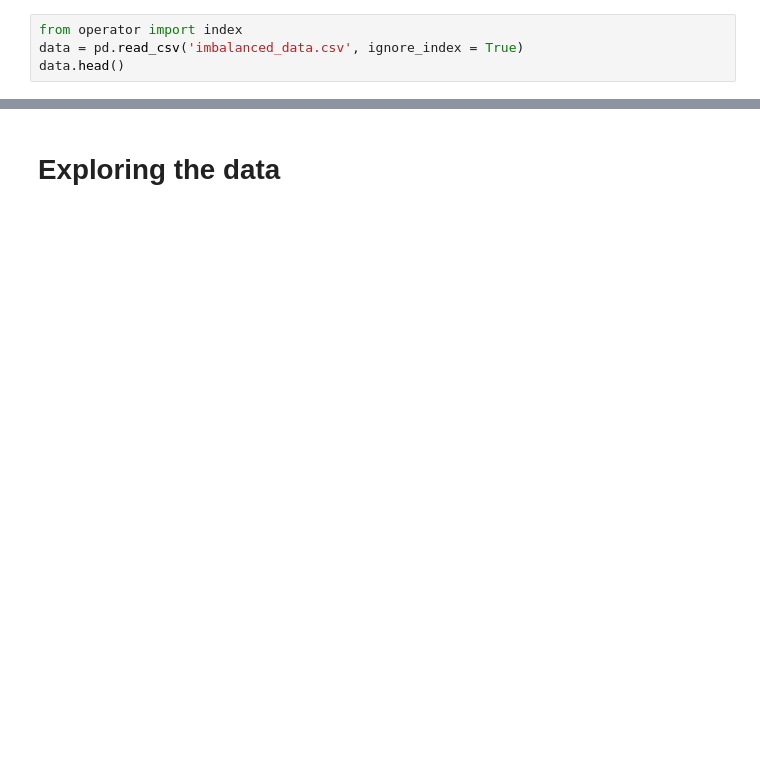
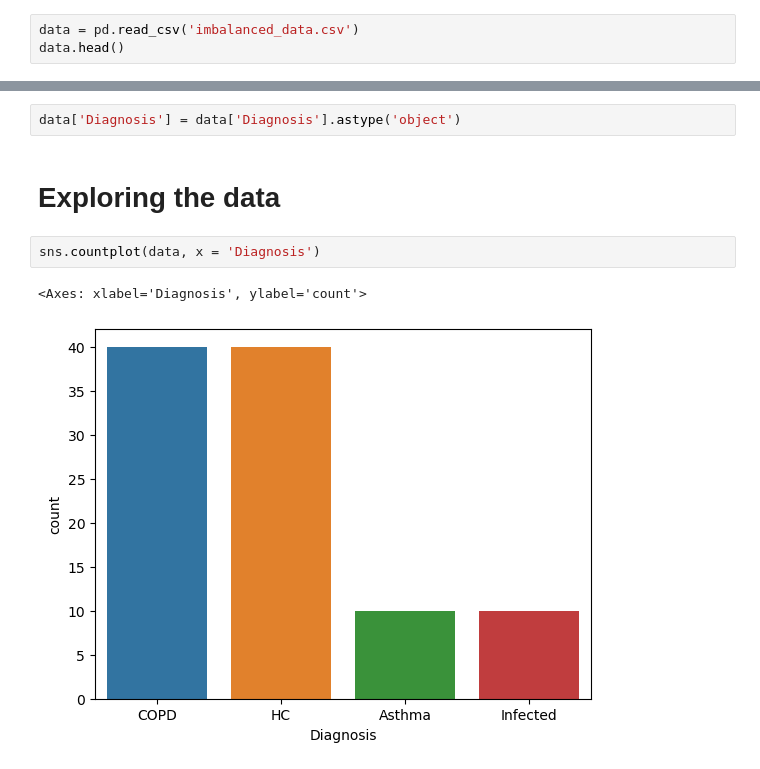
Before and after one commit to ThankiJay/Exasens, a Jupyter notebook: EDA.ipynb, the cells around one changed output, grey strips where cells are left out. Cells and saved outputs as stored; diff of their text form; blank space fills up the shorter version.

Commit message:
Made changes to data file, started data modelling

```diff
--- a/EDA.ipynb
+++ b/EDA.ipynb
@@ -9,7 +9,6 @@ import seaborn as sns
 # %% [markdown]
 # Importing the data
 # %%
-from operator import index
-data = pd.read_csv('imbalanced_data.csv', ignore_index = True)
+data = pd.read_csv('imbalanced_data.csv')
 data.head()
 # %% [output]
@@ -17,2 +21,9 @@ TypeError: read_csv() got an unexpected keyword argument 'ignore_index'
+# %%
+data['Diagnosis'] = data['Diagnosis'].astype('object')
 # %% [markdown]
 # Exploring the data
+# %%
+sns.countplot(data, x = 'Diagnosis')
+# %% [output]
+<Axes: xlabel='Diagnosis', ylabel='count'>
+[figure, added]
```
Also changed, not shown: parts of 22 cells of this notebook, 5 other files.
